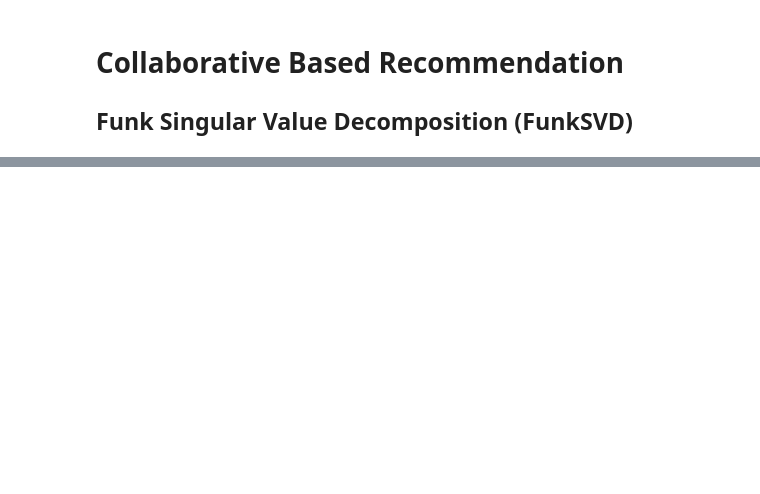
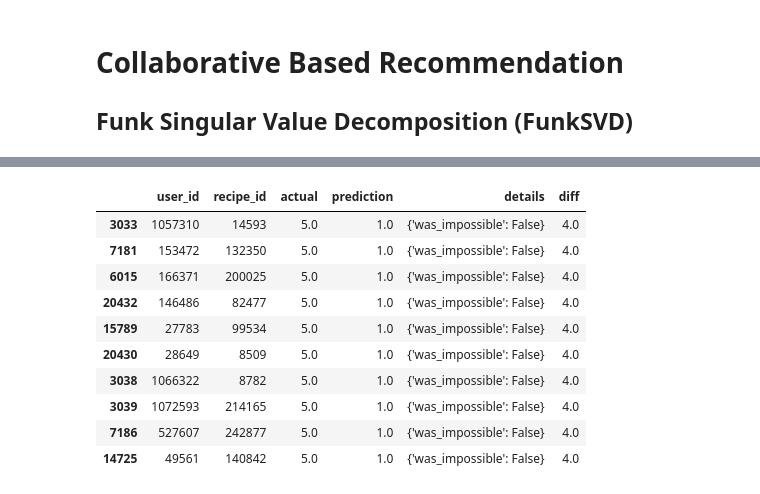
Before and after one commit to kli210/recipe_recommender_capstone, a Jupyter notebook: advanced_modelling.ipynb, the cells around one changed output, grey strips where cells are left out. Saved outputs shown, nothing was run; the diff lists cells and outputs as text; code cells hidden in the pictures; blank space fills up the shorter version.

```diff
--- a/advanced_modelling.ipynb
+++ b/advanced_modelling.ipynb
@@ -165,0 +184,15 @@ In reality, our ratings will get better and better as we use more latent variabl
+# %%
+# See the worst 10 predictions
+df_prediction.sort_values(by='diff')[-10:]
+# %% [output]
+|  | user_id | recipe_id | actual | prediction | details | diff |
+| 3033 | 1057310 | 14593 | 5.0 | 1.0 | {'was_impossible': False} | 4.0 |
+| 7181 | 153472 | 132350 | 5.0 | 1.0 | {'was_impossible': False} | 4.0 |
+| 6015 | 166371 | 200025 | 5.0 | 1.0 | {'was_impossible': False} | 4.0 |
+| 20432 | 146486 | 82477 | 5.0 | 1.0 | {'was_impossible': False} | 4.0 |
+| 15789 | 27783 | 99534 | 5.0 | 1.0 | {'was_impossible': False} | 4.0 |
+| 20430 | 28649 | 8509 | 5.0 | 1.0 | {'was_impossible': False} | 4.0 |
+| 3038 | 1066322 | 8782 | 5.0 | 1.0 | {'was_impossible': False} | 4.0 |
+| 3039 | 1072593 | 214165 | 5.0 | 1.0 | {'was_impossible': False} | 4.0 |
+| 7186 | 527607 | 242877 | 5.0 | 1.0 | {'was_impossible': False} | 4.0 |
+| 14725 | 49561 | 140842 | 5.0 | 1.0 | {'was_impossible': False} | 4.0 |
```
Also changed, not shown: parts of 47 cells of this notebook.
